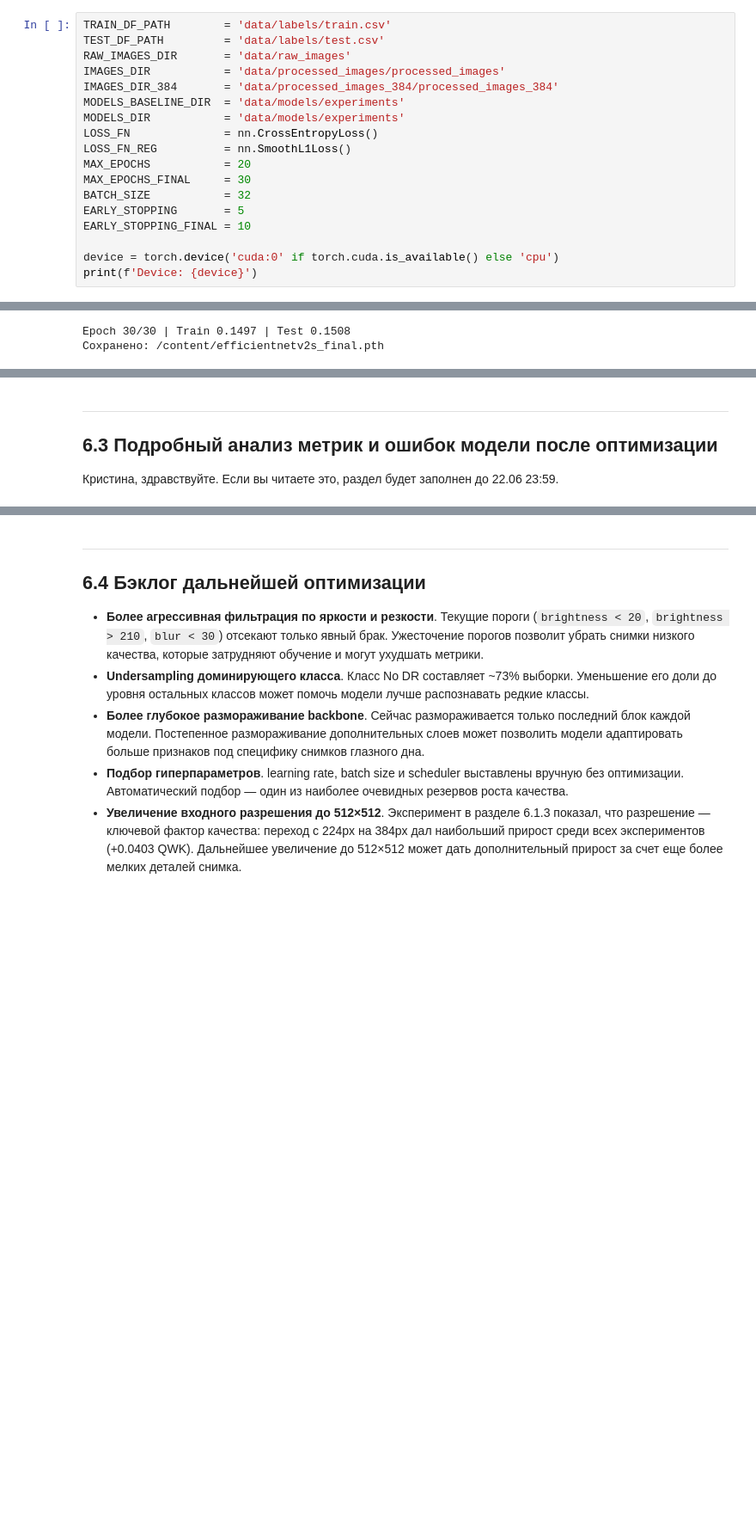
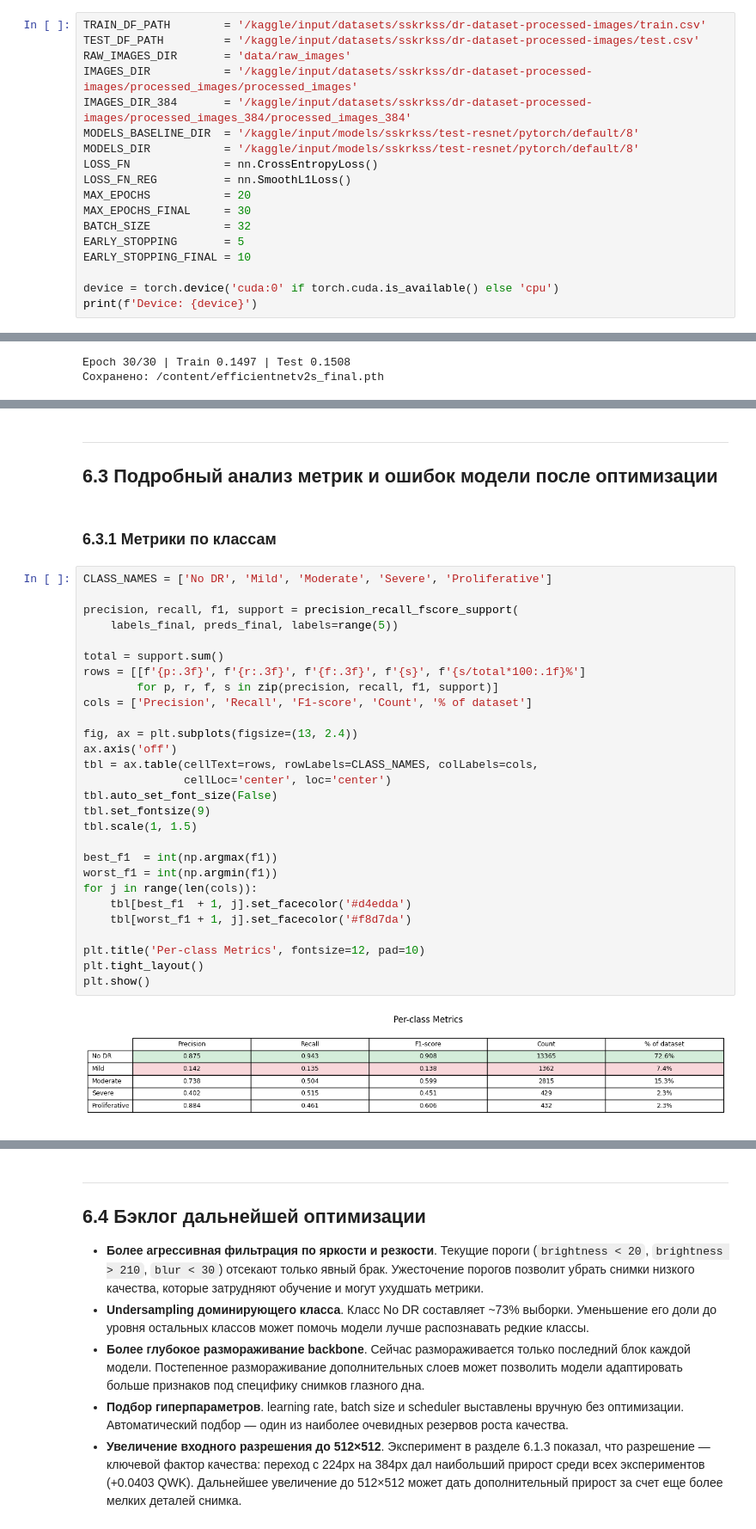
Before and after one commit to sskrkss/eye-ai, a Jupyter notebook: Lesson6.ipynb, the cells around one changed output, grey strips where cells are left out. Shown at 86% size. Saved outputs shown, nothing was run; the diff lists cells and outputs as text; blank space fills up the shorter version.

```diff
--- a/Lesson6.ipynb
+++ b/Lesson6.ipynb
@@ -56,12 +60,12 @@ from sklearn.metrics import (
 )
 # %%
-TRAIN_DF_PATH        = 'data/labels/train.csv'
-TEST_DF_PATH         = 'data/labels/test.csv'
+TRAIN_DF_PATH        = '/kaggle/input/datasets/sskrkss/dr-dataset-processed-images/train.csv'
+TEST_DF_PATH         = '/kaggle/input/datasets/sskrkss/dr-dataset-processed-images/test.csv'
 RAW_IMAGES_DIR       = 'data/raw_images'
-IMAGES_DIR           = 'data/processed_images/processed_images'
-IMAGES_DIR_384       = 'data/processed_images_384/processed_images_384'
-MODELS_BASELINE_DIR  = 'data/models/experiments'
-MODELS_DIR           = 'data/models/experiments'
+IMAGES_DIR           = '/kaggle/input/datasets/sskrkss/dr-dataset-processed-images/processed_images/processed_images'
+IMAGES_DIR_384       = '/kaggle/input/datasets/sskrkss/dr-dataset-processed-images/processed_images_384/processed_images_384'
+MODELS_BASELINE_DIR  = '/kaggle/input/models/sskrkss/test-resnet/pytorch/default/8'
+MODELS_DIR           = '/kaggle/input/models/sskrkss/test-resnet/pytorch/default/8'
 LOSS_FN              = nn.CrossEntropyLoss()
 LOSS_FN_REG          = nn.SmoothL1Loss()
 MAX_EPOCHS           = 20
@@ -770,5 +776,35 @@ show_metrics_table(
 ---
 
 ## 6.3 Подробный анализ метрик и ошибок модели после оптимизации
-
-Кристина, здравствуйте. Если вы читаете это, раздел будет заполнен до 22.06 23:59.
+# %% [markdown]
+### 6.3.1 Метрики по классам
+# %%
+CLASS_NAMES = ['No DR', 'Mild', 'Moderate', 'Severe', 'Proliferative']
+
+precision, recall, f1, support = precision_recall_fscore_support(
+    labels_final, preds_final, labels=range(5))
+
+total = support.sum()
+rows = [[f'{p:.3f}', f'{r:.3f}', f'{f:.3f}', f'{s}', f'{s/total*100:.1f}%']
+        for p, r, f, s in zip(precision, recall, f1, support)]
+cols = ['Precision', 'Recall', 'F1-score', 'Count', '% of dataset']
+
+fig, ax = plt.subplots(figsize=(13, 2.4))
+ax.axis('off')
+tbl = ax.table(cellText=rows, rowLabels=CLASS_NAMES, colLabels=cols,
+               cellLoc='center', loc='center')
+tbl.auto_set_font_size(False)
+tbl.set_fontsize(9)
+tbl.scale(1, 1.5)
+
+best_f1  = int(np.argmax(f1))
+worst_f1 = int(np.argmin(f1))
+for j in range(len(cols)):
+    tbl[best_f1  + 1, j].set_facecolor('#d4edda')
+    tbl[worst_f1 + 1, j].set_facecolor('#f8d7da')
+
+plt.title('Per-class Metrics', fontsize=12, pad=10)
+plt.tight_layout()
+plt.show()
+# %% [output]
+[figure, added]
```
Also changed, not shown: parts of 20 cells of this notebook, 17 other files.
